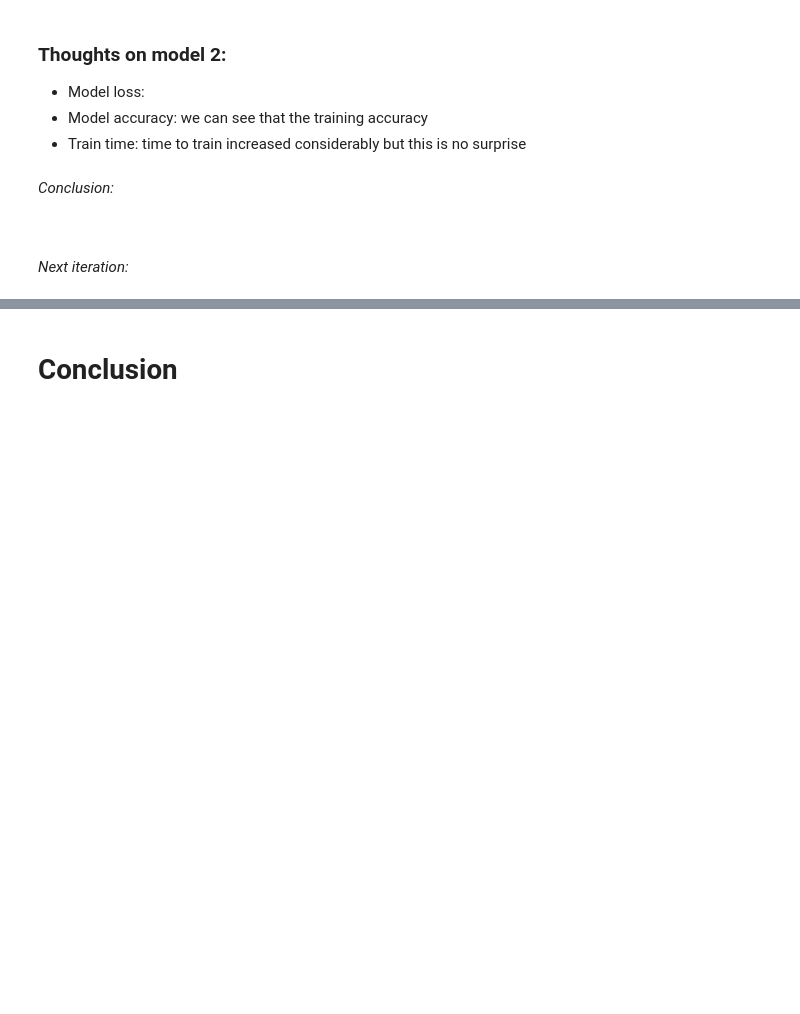
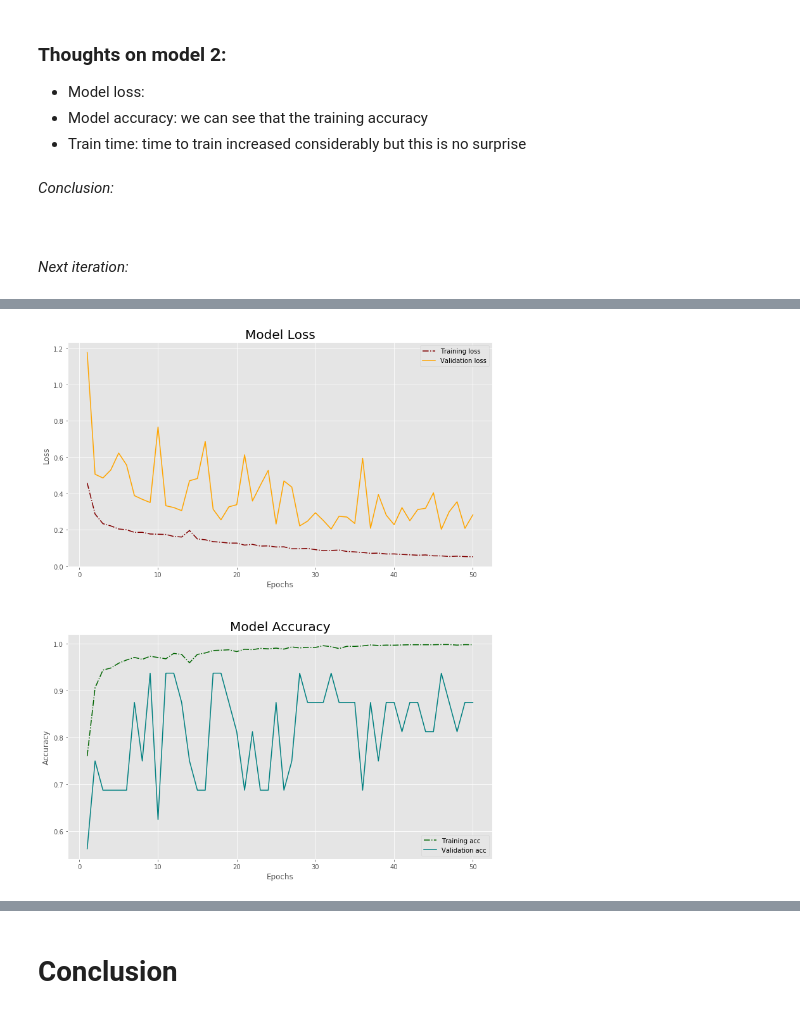
Before and after one commit to Louis-Bad/cnn_image_classification, a Jupyter notebook: main.ipynb, the cells around one changed output, grey strips where cells are left out. Saved outputs shown, nothing was run; the diff lists cells and outputs as text; code cells hidden in the pictures; blank space fills up the shorter version.

Commit message:
3rd model trained. Still yet to write my analysis on both the 2nd and 3rd model iterations

```diff
--- a/main.ipynb
+++ b/main.ipynb
@@ -369,0 +376,18 @@ plot_progress(cnn2_hist)
+# %%
+# more nodes in the convolutional layers, 1 more convolutional and 1 more pooling layer, dropout layers ...
+
+cnn3 = models.Sequential() # simple feed-forward architecture
+cnn3.add(layers.Conv2D(32, input_shape=(height_width, height_width, 3), kernel_size=(3,3), activation='relu'))
+cnn3.add(layers.MaxPooling2D(pool_size = (2,2)))
+cnn3.add(layers.Conv2D(16, kernel_size=(3,3), activation='relu'))
+cnn3.add(layers.MaxPooling2D(pool_size = (2,2)))
+cnn3.add(layers.Flatten())
+cnn3.add(layers.Dense(8, activation='relu'))
+cnn3.add(layers.Dense(1, activation='sigmoid')) # binary output of class prediction
+
+
+cnn3.compile(optimizer='adam', # cost function used to minimise overall model inaccuracy
+                loss='binary_crossentropy', # loss function applicable to a binary classification
+                metrics=['accuracy']) # a calculation of the %tage of correct predictions out of all the models predictions
+
+cnn3.summary()
@@ -369,0 +412,21 @@ plot_progress(cnn2_hist)
+# %%
+# now increasing the number of epochs to 50
+
+train_step_size = train_data.n // batch_size
+val_step_size = val_data.n // batch_size
+epochs = 50
+
+start_time = process_time() # stopwatch timer started
+cnn3_hist = cnn3.fit_generator(train_data,
+                       steps_per_epoch=train_step_size,
+                       epochs=epochs,
+                       verbose=1,
+                       validation_data=val_data,
+                       validation_steps=val_step_size);
+stop_time = process_time() # stopwatch timer ended
+
+
+total_min = np.floor((stop_time-start_time)/ 60) # number of minutes it took to train
+remain_sec = np.round((stop_time-start_time)% 60) # number of remaining seconds
+print('------------------------------------------------------------------------------------------------------------------')
+print(f'Time to train: {int(total_min)} mins {int(remain_sec)} secs')
@@ -369,0 +451,4 @@ plot_progress(cnn2_hist)
+# %%
+plot_progress(cnn3_hist)
+# %% [output]
+[figure, added]
```
Also changed, not shown: parts of 9 cells of this notebook.
